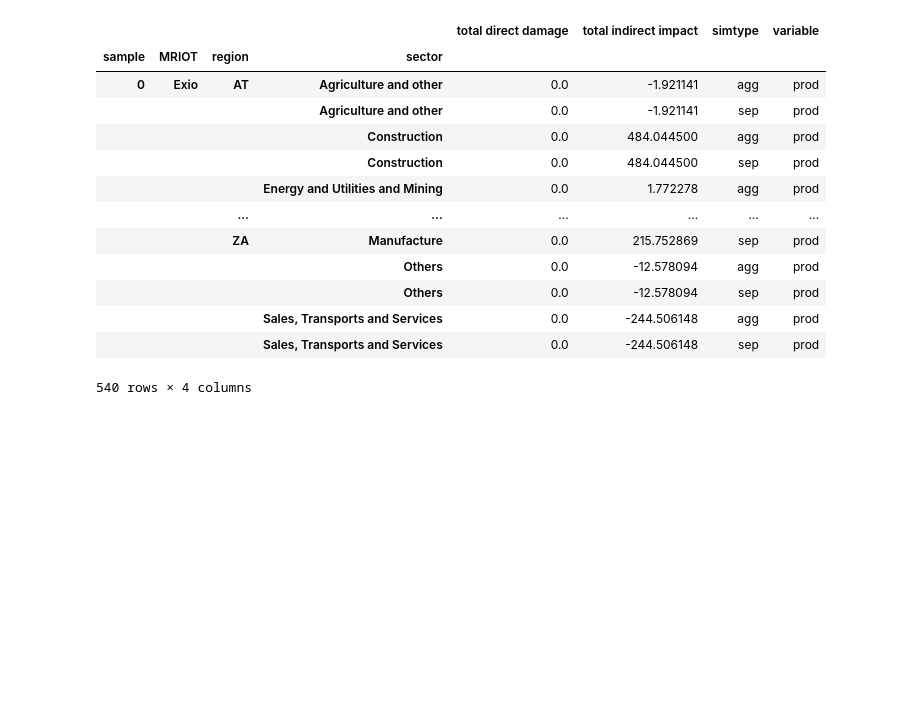
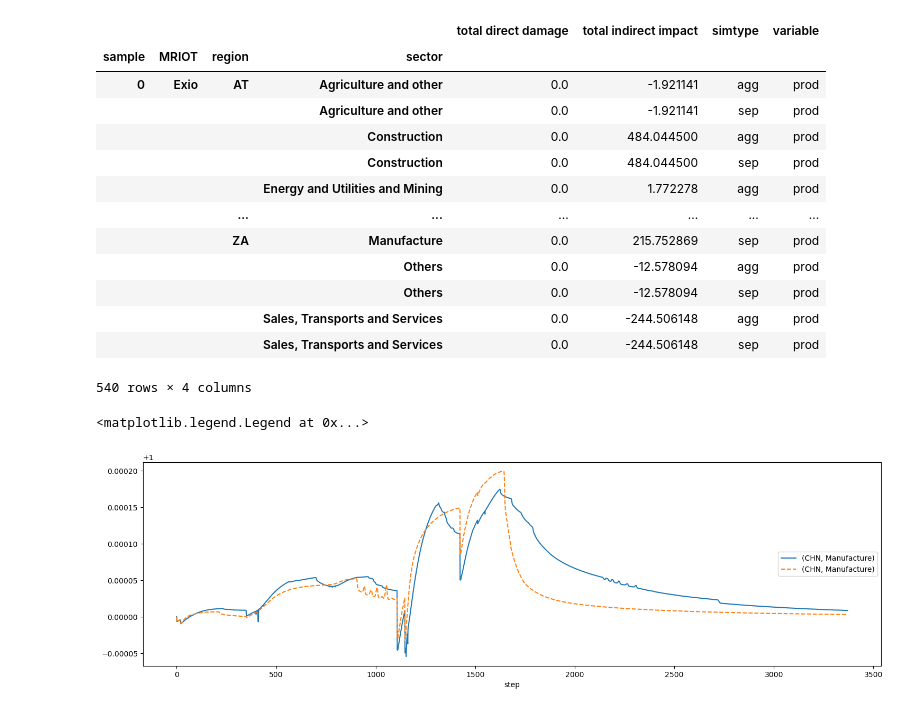
Before and after one commit to spjuhel/Boario-Climada-Compound_Events, a Jupyter notebook: Notebooks/brouillon.ipynb, the cells around one changed output. Drawn from its saved outputs; the diff is of its cells as text; code cells hidden in the pictures; blank space fills up the shorter version.

```diff
--- a/Notebooks/brouillon.ipynb
+++ b/Notebooks/brouillon.ipynb
@@ -937,3 +937,18 @@ df_sum_1.join(df_sum)
 |  |  |  | Sales, Transports and Services | 0.0 | -244.506148 | agg | prod |
 |  |  |  | Sales, Transports and Services | 0.0 | -244.506148 | sep | prod |
 540 rows × 4 columns
+# %%
+import pandas as pd
+prod_df_agg = pd.read_parquet("../results_for_zelie/sample_15/OECD21-2018_9-6_event_aggregated/production_realised.parquet")
+prod_df_sep = pd.read_parquet("../results_for_zelie/sample_15/OECD21-2018_9-6_event_separated/production_realised.parquet")
+# %%
+import matplotlib.pyplot as plt
+
+fig,ax = plt.subplots(figsize=(18,5))
+
+((prod_df_sep/(prod_df_sep.loc[0])).loc[:,("CHN","Manufacture")]).plot(ax=ax)
+((prod_df_agg/(prod_df_agg.loc[0])).loc[:,("CHN","Manufacture")]).plot(ax=ax,style="--")
+ax.legend(loc="right")
+# %% [output]
+<matplotlib.legend.Legend at 0x...>
+[figure, added]
```
Also changed, not shown: parts of 6 cells of this notebook, 3 other files.
